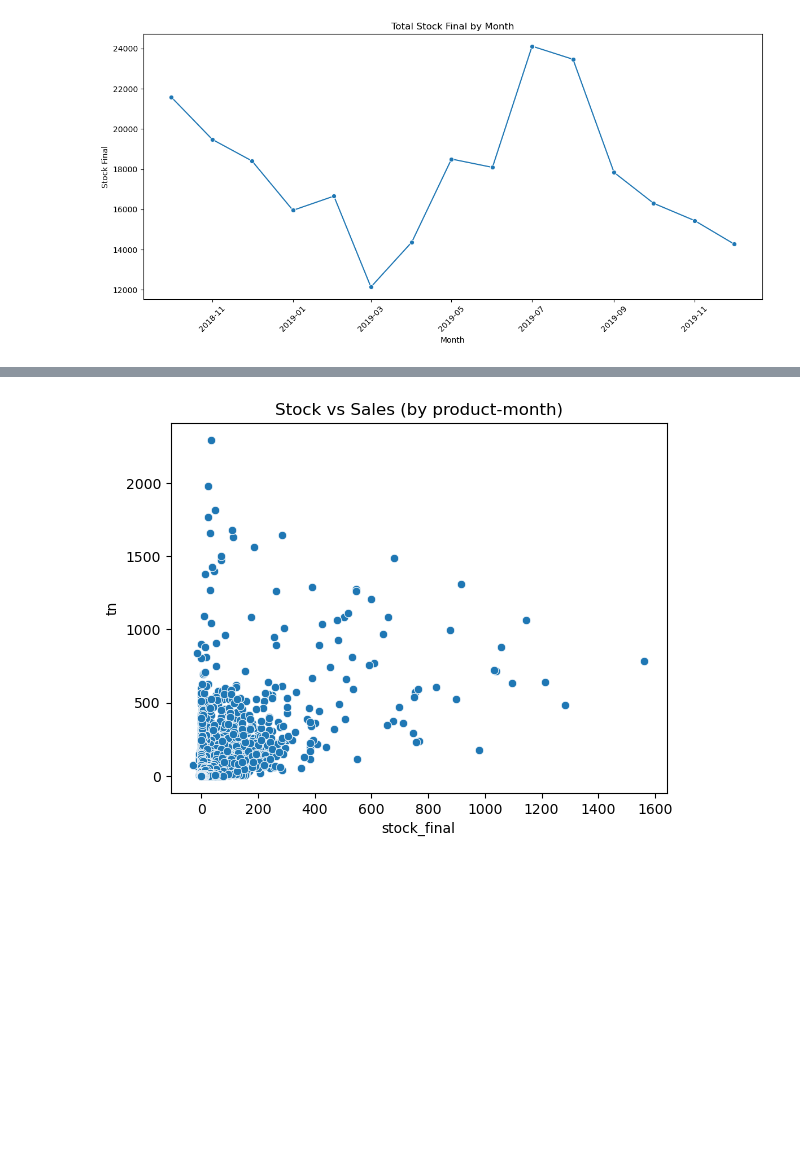
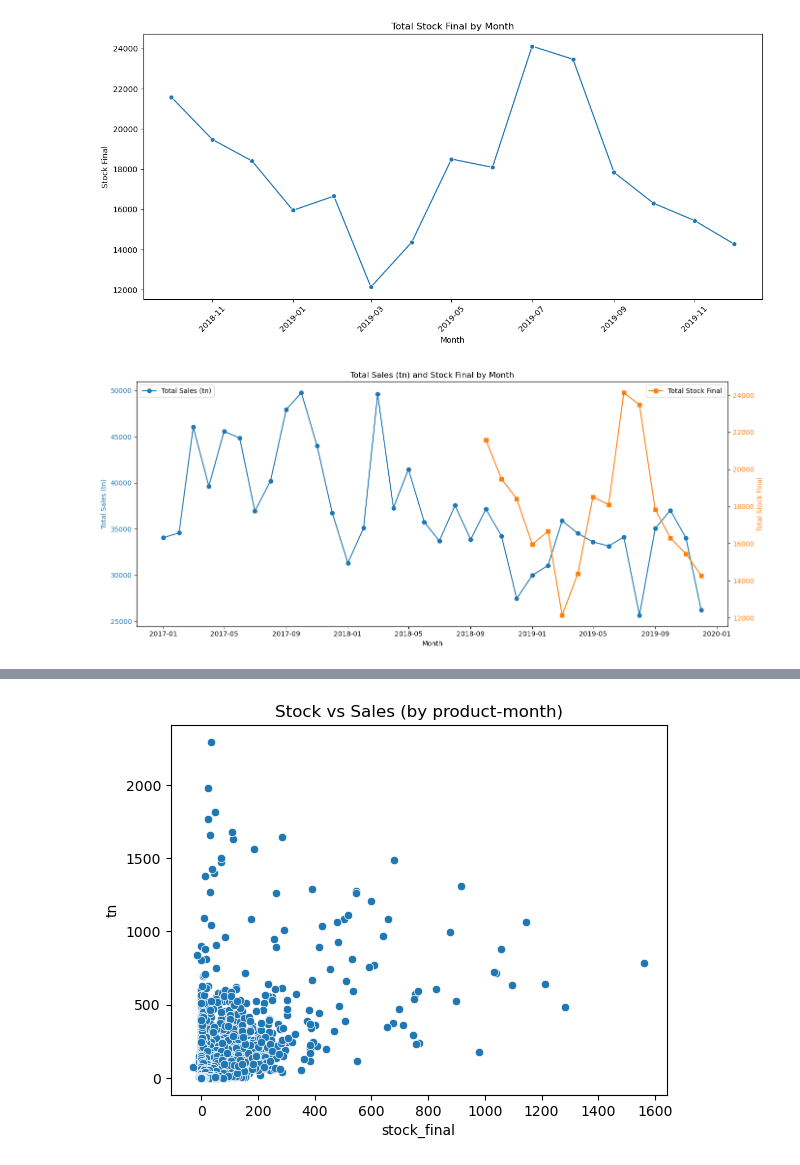
Before and after one commit to leonardoheis/lab3, a Jupyter notebook: notebooks/eda.ipynb, the cells around one changed output, grey strips where cells are left out. Saved outputs shown, nothing was run; the diff lists cells and outputs as text; code cells hidden in the pictures; blank space fills up the shorter version.

```diff
--- a/notebooks/eda.ipynb
+++ b/notebooks/eda.ipynb
@@ -117,3 +95,28 @@ plt.tight_layout()
 plt.show()
 # %% [output]
 [figure]
+# %%
+merged = pd.merge(sales_by_month, stock_by_month, on='periodo', how='outer', suffixes=('_sales', '_stock'))
+merged = merged.sort_values('periodo')
+fig, ax1 = plt.subplots(figsize=(14,6))
+
+color = 'tab:blue'
+ax1.set_xlabel('Month')
+ax1.set_ylabel('Total Sales (tn)', color=color)
+ax1.plot(merged['periodo'], merged['tn'], marker='o', color=color, label='Total Sales (tn)')
+ax1.tick_params(axis='y', labelcolor=color)
+ax1.legend(loc='upper left')
+
+ax2 = ax1.twinx()  # segundo eje y
+color = 'tab:orange'
+ax2.set_ylabel('Total Stock Final', color=color)
+ax2.plot(merged['periodo'], merged['stock_final'], marker='s', color=color, label='Total Stock Final')
+ax2.tick_params(axis='y', labelcolor=color)
+ax2.legend(loc='upper right')
+
+plt.title('Total Sales (tn) and Stock Final by Month')
+plt.xticks(rotation=45)
+plt.tight_layout()
+plt.show()
+# %% [output]
+[figure, added]
```
Also changed, not shown: parts of 30 cells of this notebook.
